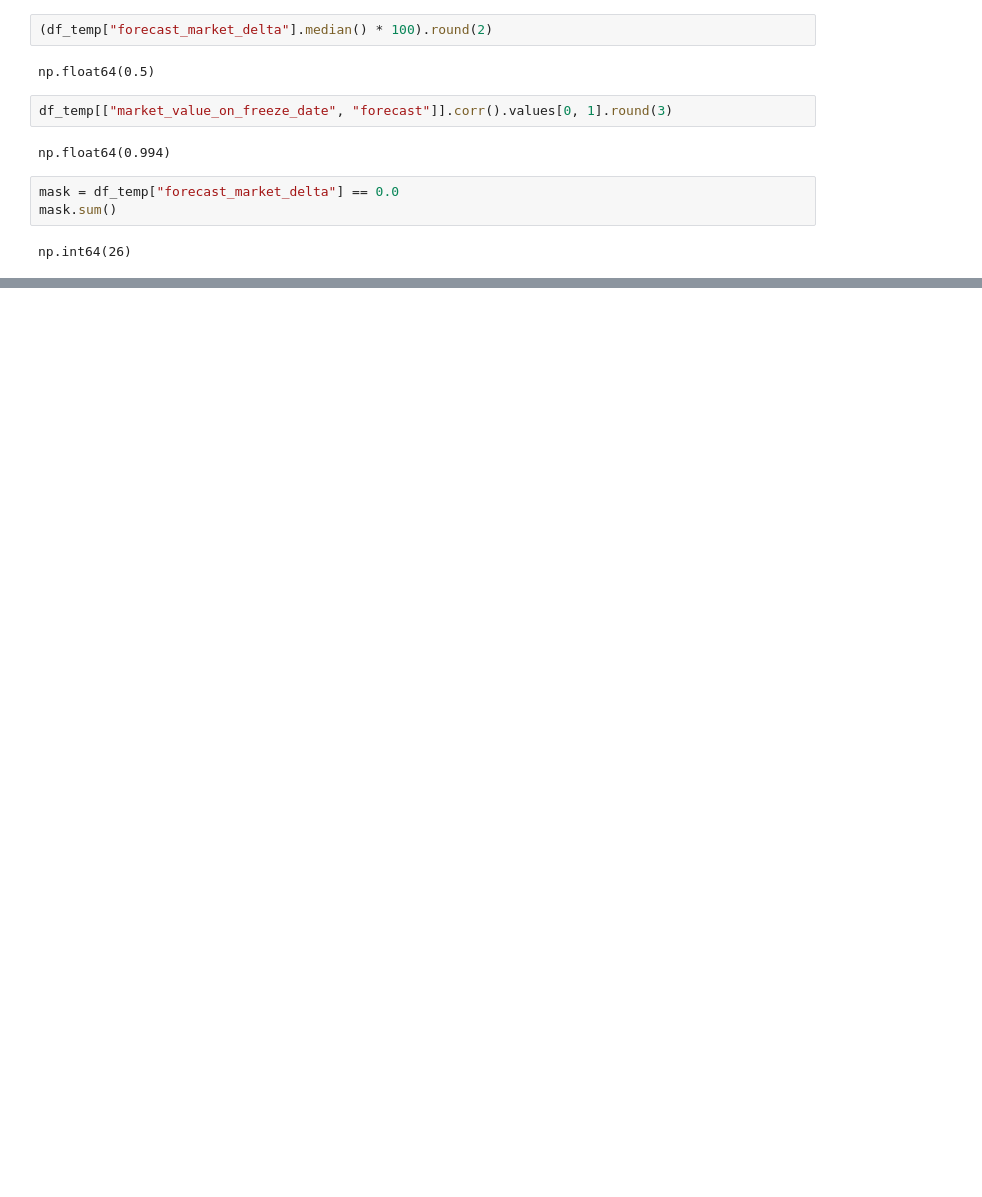
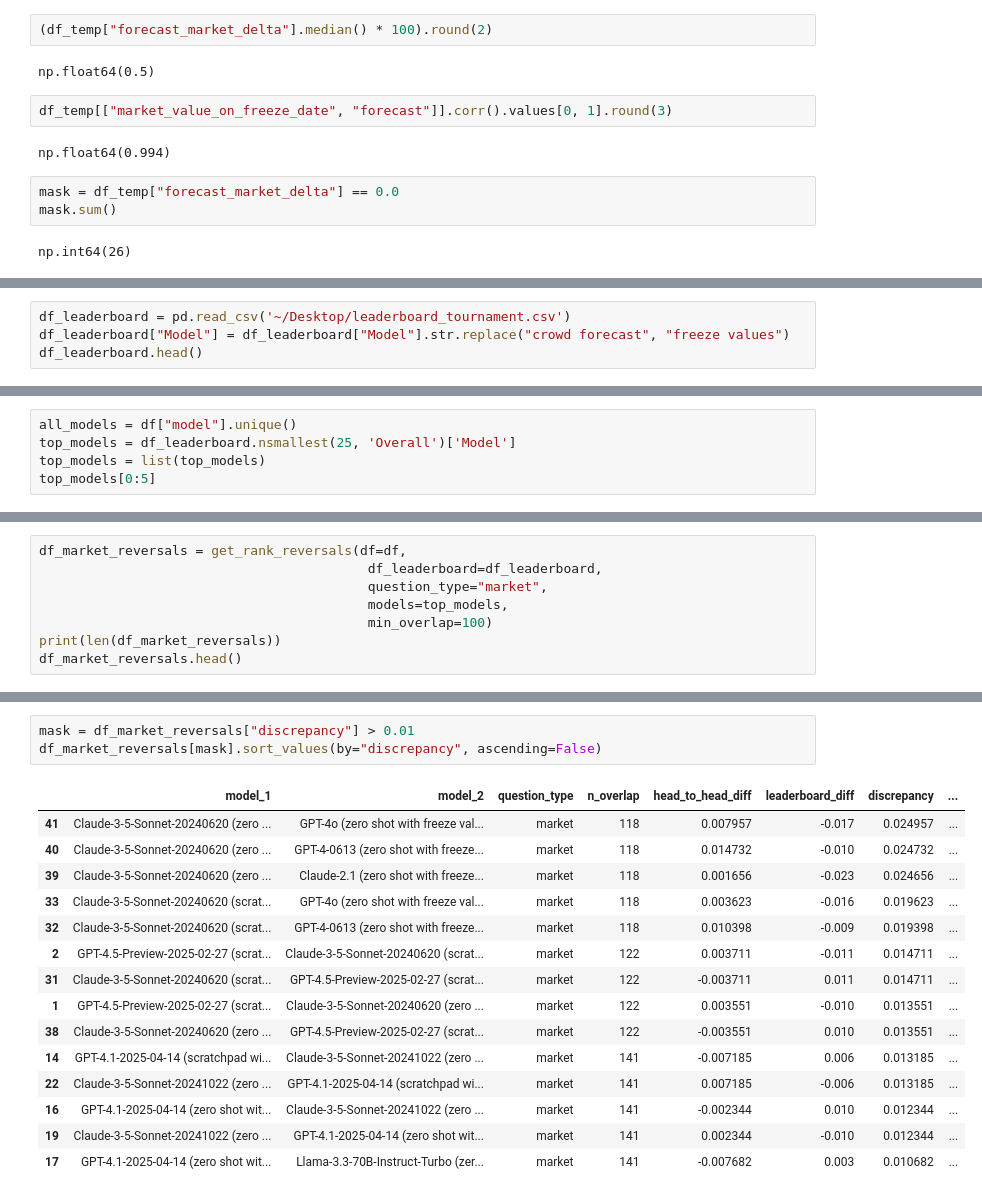
Before and after one commit to forecastingresearch/forecastbench-stability-analysis, a Jupyter notebook: notebooks/blog_post.ipynb, the cells around one changed output, grey strips where cells are left out. Saved outputs shown, nothing was run; the diff lists cells and outputs as text; blank space fills up the shorter version.

Commit message:
Added head-to-head performance vs leaderboard comparison

```diff
--- a/notebooks/blog_post.ipynb
+++ b/notebooks/blog_post.ipynb
@@ -55,0 +62,4 @@ np.int64(26)
+# %%
+df_leaderboard = pd.read_csv('~/Desktop/leaderboard_tournament.csv')
+df_leaderboard["Model"] = df_leaderboard["Model"].str.replace("crowd forecast", "freeze values")
+df_leaderboard.head()
@@ -55,0 +74,5 @@ np.int64(26)
+# %%
+all_models = df["model"].unique()
+top_models = df_leaderboard.nsmallest(25, 'Overall')['Model']
+top_models = list(top_models)
+top_models[0:5]
@@ -55,0 +178,8 @@ np.int64(26)
+# %%
+df_market_reversals = get_rank_reversals(df=df,
+                                          df_leaderboard=df_leaderboard,
+                                          question_type="market",
+                                          models=top_models,
+                                          min_overlap=100)
+print(len(df_market_reversals))
+df_market_reversals.head()
@@ -55,0 +201,19 @@ np.int64(26)
+# %%
+mask = df_market_reversals["discrepancy"] > 0.01
+df_market_reversals[mask].sort_values(by="discrepancy", ascending=False)
+# %% [output]
+|  | model_1 | model_2 | question_type | n_overlap | head_to_head_diff | leaderboard_diff | discrepancy | ... |
+| 41 | Claude-3-5-Sonnet-20240620 (zero ... | GPT-4o (zero shot with freeze val... | market | 118 | 0.007957 | -0.017 | 0.024957 | ... |
+| 40 | Claude-3-5-Sonnet-20240620 (zero ... | GPT-4-0613 (zero shot with freeze... | market | 118 | 0.014732 | -0.010 | 0.024732 | ... |
+| 39 | Claude-3-5-Sonnet-20240620 (zero ... | Claude-2.1 (zero shot with freeze... | market | 118 | 0.001656 | -0.023 | 0.024656 | ... |
+| 33 | Claude-3-5-Sonnet-20240620 (scrat... | GPT-4o (zero shot with freeze val... | market | 118 | 0.003623 | -0.016 | 0.019623 | ... |
+| 32 | Claude-3-5-Sonnet-20240620 (scrat... | GPT-4-0613 (zero shot with freeze... | market | 118 | 0.010398 | -0.009 | 0.019398 | ... |
+| 2 | GPT-4.5-Preview-2025-02-27 (scrat... | Claude-3-5-Sonnet-20240620 (scrat... | market | 122 | 0.003711 | -0.011 | 0.014711 | ... |
+| 31 | Claude-3-5-Sonnet-20240620 (scrat... | GPT-4.5-Preview-2025-02-27 (scrat... | market | 122 | -0.003711 | 0.011 | 0.014711 | ... |
+| 1 | GPT-4.5-Preview-2025-02-27 (scrat... | Claude-3-5-Sonnet-20240620 (zero ... | market | 122 | 0.003551 | -0.010 | 0.013551 | ... |
+| 38 | Claude-3-5-Sonnet-20240620 (zero ... | GPT-4.5-Preview-2025-02-27 (scrat... | market | 122 | -0.003551 | 0.010 | 0.013551 | ... |
+| 14 | GPT-4.1-2025-04-14 (scratchpad wi... | Claude-3-5-Sonnet-20241022 (zero ... | market | 141 | -0.007185 | 0.006 | 0.013185 | ... |
+| 22 | Claude-3-5-Sonnet-20241022 (zero ... | GPT-4.1-2025-04-14 (scratchpad wi... | market | 141 | 0.007185 | -0.006 | 0.013185 | ... |
+| 16 | GPT-4.1-2025-04-14 (zero shot wit... | Claude-3-5-Sonnet-20241022 (zero ... | market | 141 | -0.002344 | 0.010 | 0.012344 | ... |
+| 19 | Claude-3-5-Sonnet-20241022 (zero ... | GPT-4.1-2025-04-14 (zero shot wit... | market | 141 | 0.002344 | -0.010 | 0.012344 | ... |
+| 17 | GPT-4.1-2025-04-14 (zero shot wit... | Llama-3.3-70B-Instruct-Turbo (zer... | market | 141 | -0.007682 | 0.003 | 0.010682 | ... |
```
Also changed, not shown: parts of 9 cells of this notebook.
